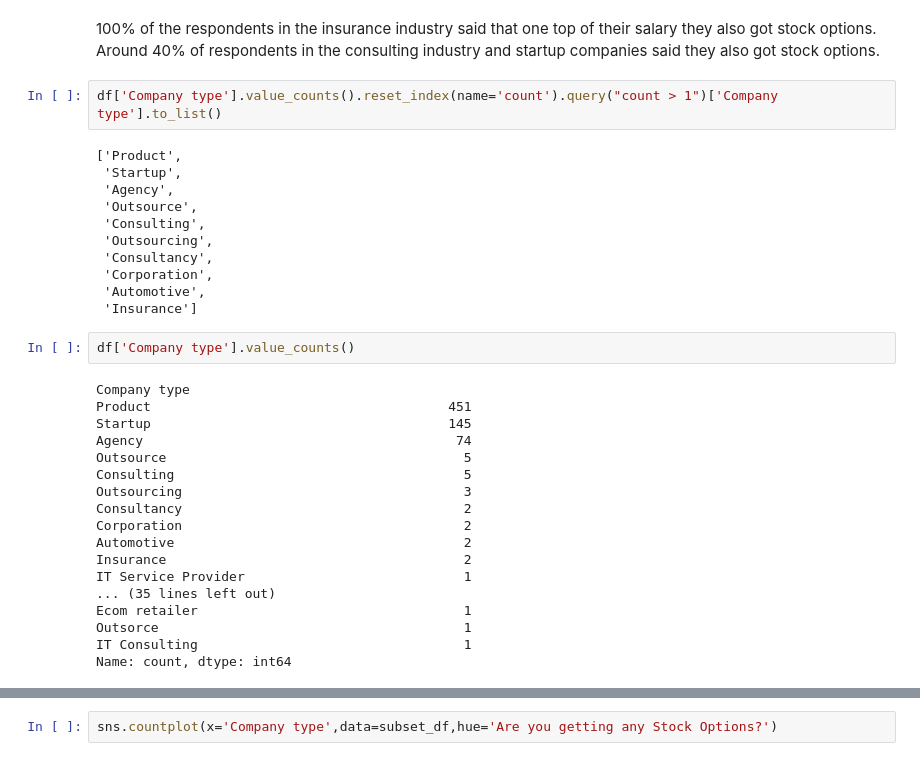
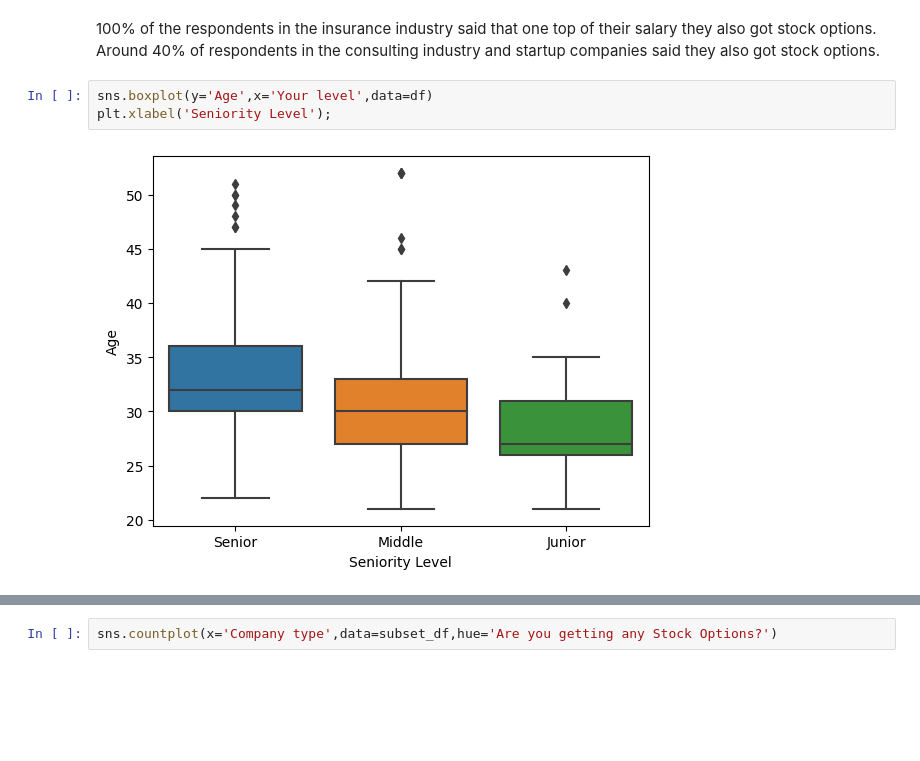
Before and after one commit to NajibAdan/DSEA_Hackathon, a Jupyter notebook: task_3/2018_eda.ipynb, the cells around one changed output, grey strips where cells are left out. Drawn from its saved outputs; the diff is of its cells as text; blank space fills up the shorter version.

```diff
--- a/task_3/2018_eda.ipynb
+++ b/task_3/2018_eda.ipynb
@@ -439,36 +439,8 @@ sns.barplot(x='Company type', y='proportion',data=stock_props)
 [figure]
 # %% [markdown]
 100% of the respondents in the insurance industry said that one top of their salary they also got stock options. Around 40% of respondents in the consulting industry and startup companies said they also got stock options.
-# %%
-df['Company type'].value_counts().reset_index(name='count').query("count > 1")['Company type'].to_list()
-# %% [output]
-['Product',
- 'Startup',
- 'Agency',
- 'Outsource',
- 'Consulting',
- 'Outsourcing',
- 'Consultancy',
- 'Corporation',
- 'Automotive',
- 'Insurance']
-# %%
-df['Company type'].value_counts()
-# %% [output]
-Company type
-Product                                      451
-Startup                                      145
-Agency                                        74
-Outsource                                      5
-Consulting                                     5
-Outsourcing                                    3
-Consultancy                                    2
-Corporation                                    2
-Automotive                                     2
-Insurance                                      2
-IT Service Provider                            1
-... (35 lines left out)
-Ecom retailer                                  1
-Outsorce                                       1
-IT Consulting                                  1
-Name: count, dtype: int64
+# %%
+sns.boxplot(y='Age',x='Your level',data=df)
+plt.xlabel('Seniority Level');
+# %% [output]
+[figure, added]
```
Also changed, not shown: parts of 6 cells of this notebook.
